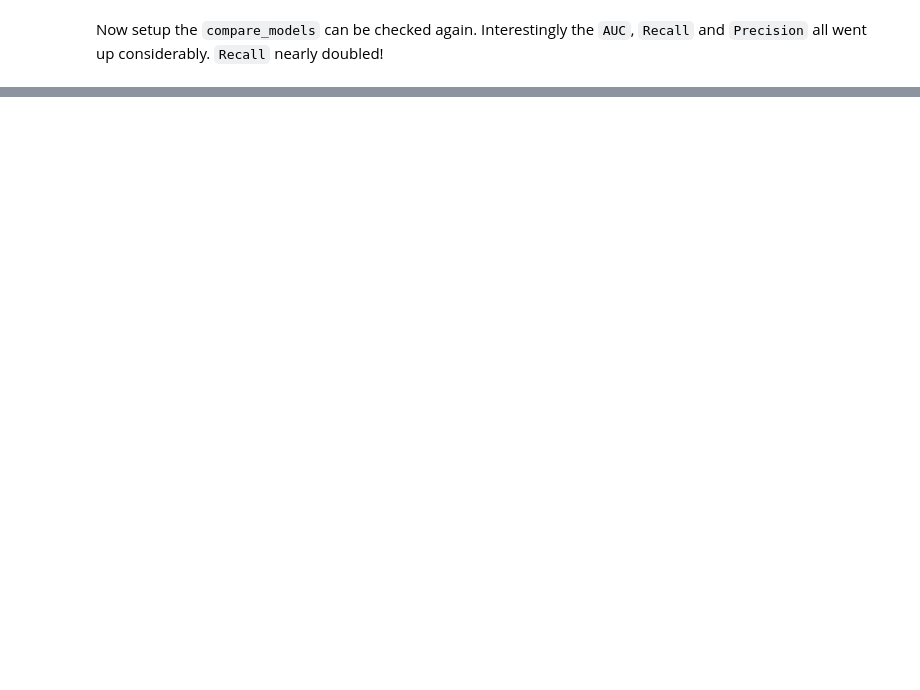
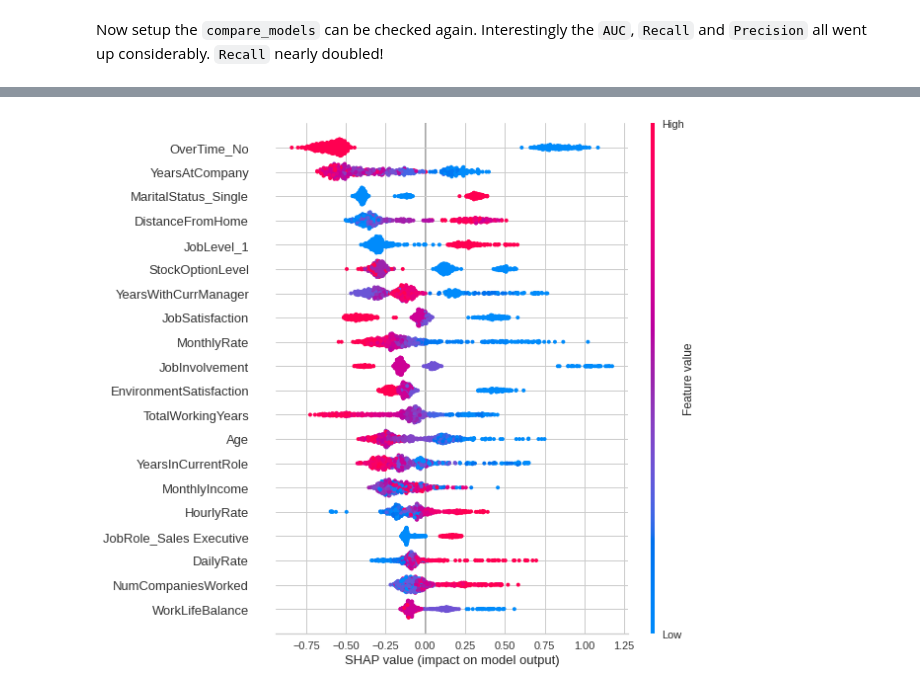
Before and after one commit to Oufattole/HR-Attrition, a Jupyter notebook: Predicting_employee_attrition.ipynb, the cells around one changed output, grey strips where cells are left out. Cells and saved outputs as stored; diff of their text form; code cells hidden in the pictures; blank space fills up the shorter version.

```diff
--- a/Predicting_employee_attrition.ipynb
+++ b/Predicting_employee_attrition.ipynb
@@ -579,0 +548,4 @@ TypeError: ignored
+# %%
+interpret_model(cb)
+# %% [output]
+[figure, added]
```
Also changed, not shown: parts of 14 cells of this notebook.
